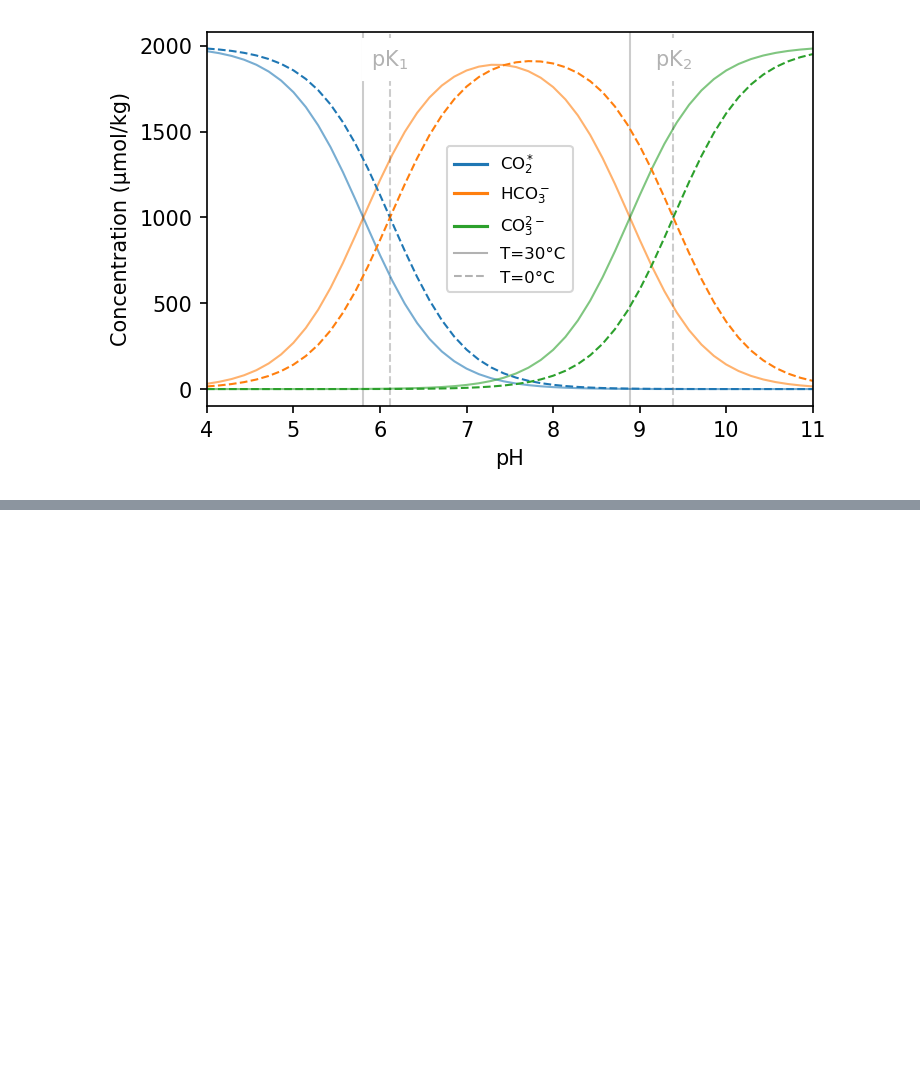
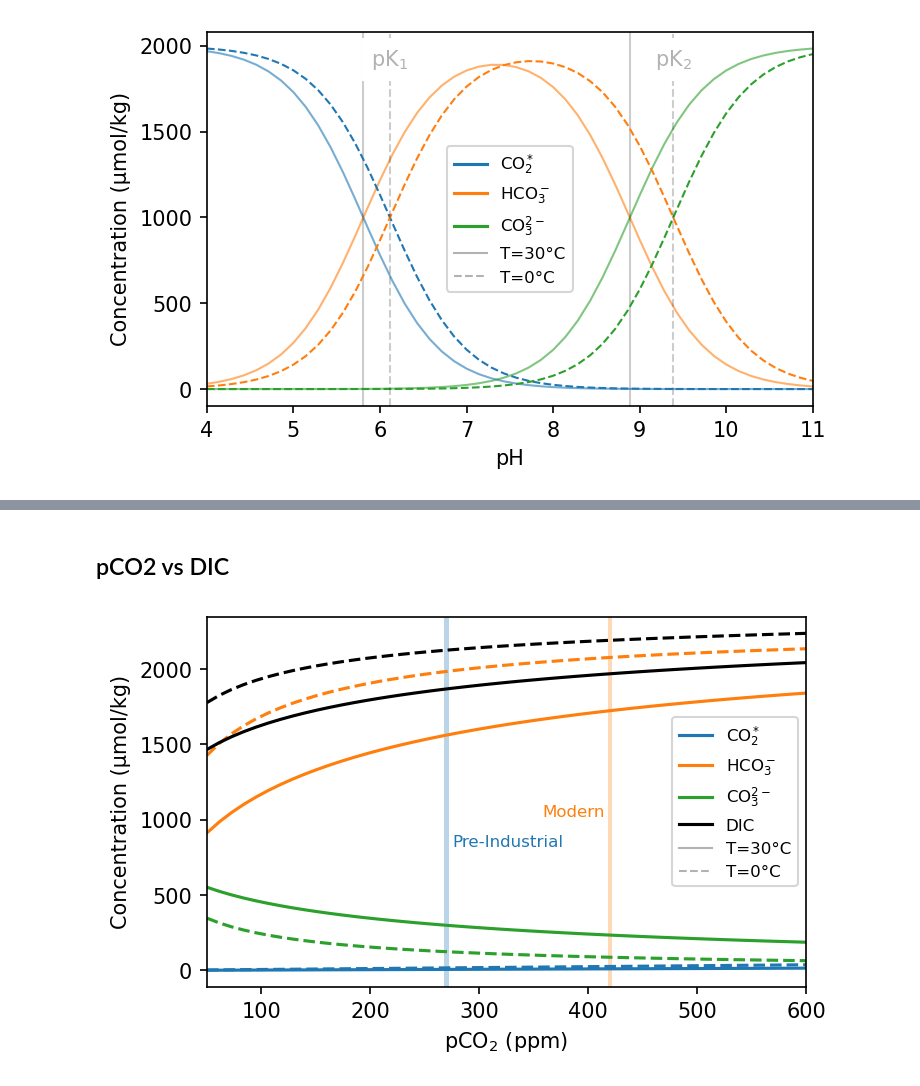
Before and after one commit to johnryantaylor/JRT_QES_Notes, a Jupyter notebook: book/06_oceancarbon/carbon_figs.ipynb, the cells around one changed output, grey strips where cells are left out. Drawn from its saved outputs; the diff is of its cells as text; code cells hidden in the pictures; blank space fills up the shorter version.

```diff
--- a/book/06_oceancarbon/carbon_figs.ipynb
+++ b/book/06_oceancarbon/carbon_figs.ipynb
@@ -99,0 +127,37 @@ fig.savefig('figures/carbon_bjerrum_temp.png')
+# %% [markdown]
+## pCO2 vs DIC
+# %%
+fig, ax = plt.subplots(constrained_layout=True)
+
+for T, ls in zip([0, 30], ['--', '-']):
+    swC = cb.Csys(pCO2=np.linspace(50, 600), TA=2300, T_in=T)
+
+    ax.plot(swC.pCO2, swC.CO2, color='C0', ls=ls)
+    ax.plot(swC.pCO2, swC.HCO3, color='C1', ls=ls)
+    ax.plot(swC.pCO2, swC.CO3, color='C2', ls=ls)
+    ax.plot(swC.pCO2, swC.DIC, color='k', ls=ls)
+
+
+ax.plot([], [], label='$CO_2^*$')
+ax.plot([], [], label='$HCO_3^-$')
+ax.plot([], [], label='$CO_3^{2-}$')
+ax.plot([], [], color='k', label='DIC')
+ax.plot([],[],label='T=30°C',color=(0,0,0,0.3), lw=1, ls='-')
+ax.plot([],[],label='T=0°C',color=(0,0,0,0.3), lw=1, ls='--')
+
+ax.legend(fontsize=8)
+
+ax.set_xlim(50, 600)
+
+ax.axvspan(418,422, lw=0, alpha=0.3, color='C1')
+ax.text(415, 1000, 'Modern', ha='right', va='bottom', fontsize=8, color='C1')
+ax.axvspan(268,272, lw=0, alpha=0.3, color='C0')
+ax.text(275, 800, 'Pre-Industrial', ha='left', va='bottom', fontsize=8, color='C0')
+
+
+ax.set_ylabel('Concentration (μmol/kg)')
+ax.set_xlabel('$pCO_2$ (ppm)')
+
+fig.savefig('figures/carbon-pCO2-DIC.png')
+# %% [output]
+[figure, added]
```
Also changed, not shown: parts of 6 cells of this notebook, 4 other files.
